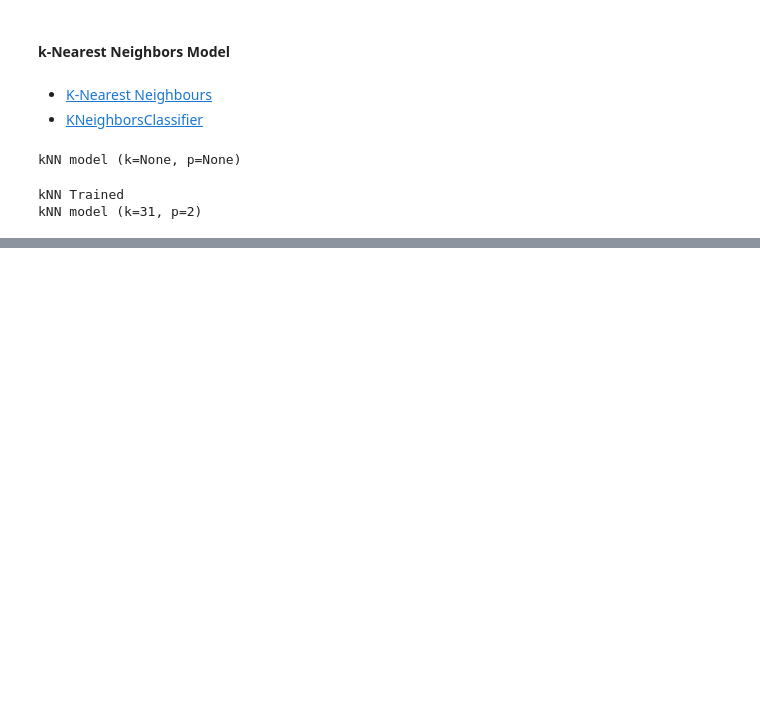
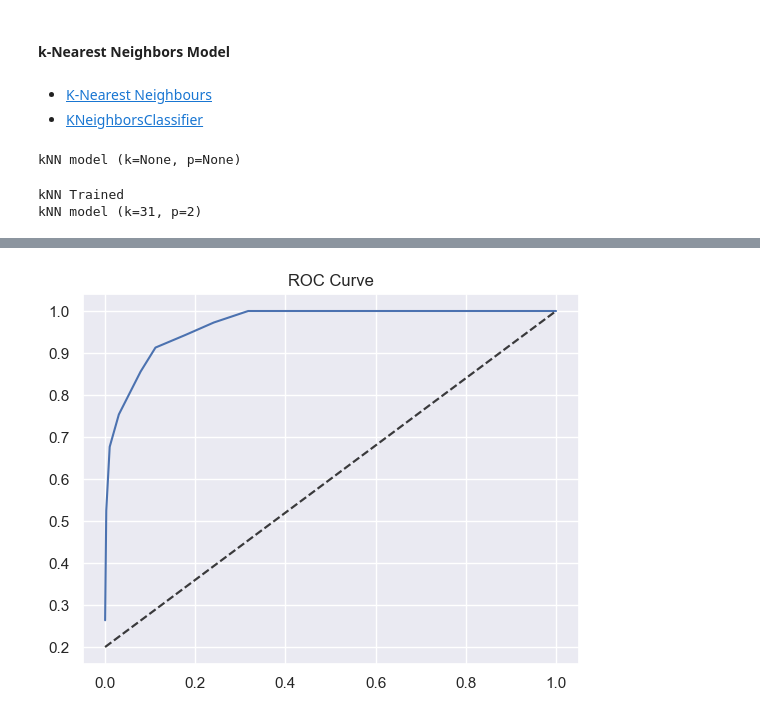
Before and after one commit to ICAI-IMAT-ML/p2-2-prialgon, a Jupyter notebook: notebook/Lab_2_2_kNN.ipynb, the cells around one changed output, grey strips where cells are left out. Cells and saved outputs as stored; diff of their text form; code cells hidden in the pictures; blank space fills up the shorter version.

```diff
--- a/notebook/Lab_2_2_kNN.ipynb
+++ b/notebook/Lab_2_2_kNN.ipynb
@@ -129,0 +122,8 @@ roc_curve = plot_roc_curve(y_train.values, probs[:,1], 'YES')
+# %%
+roc_curve = plot_roc_curve(y_train.values, probs[:,1], 1)
+plt.plot(roc_curve["fpr"], roc_curve["tpr"])
+plt.plot([[0.2, 0.2], [1, 1]], "--", c="black", alpha=0.5)
+plt.title("ROC Curve")
+plt.show()
+# %% [output]
+[figure, added]
```
Also changed, not shown: parts of 10 cells of this notebook, 1 other file.
